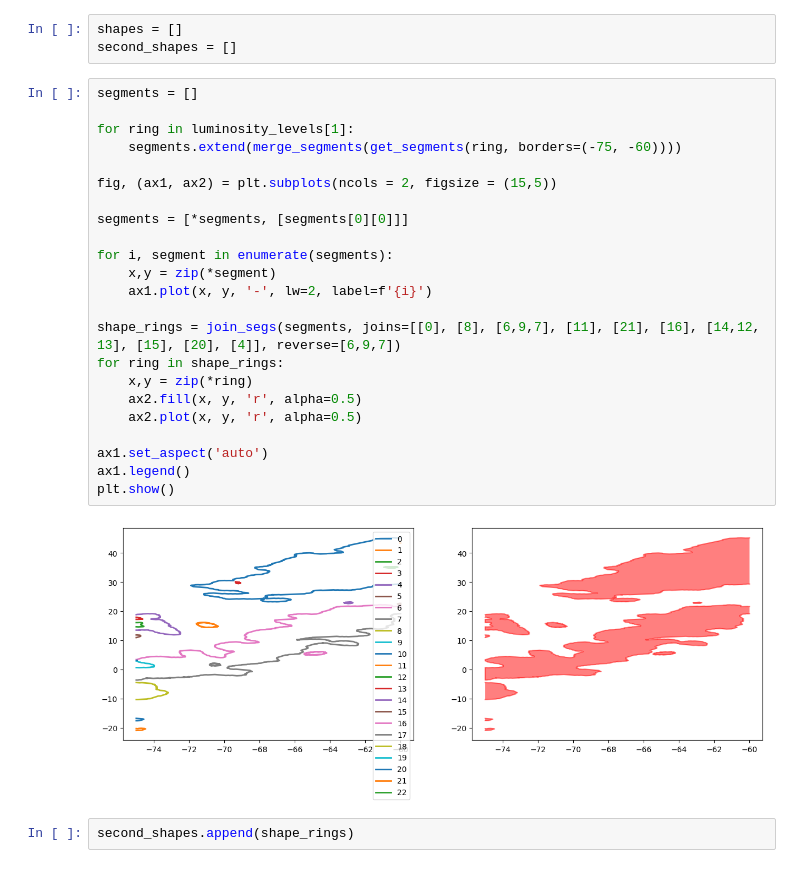
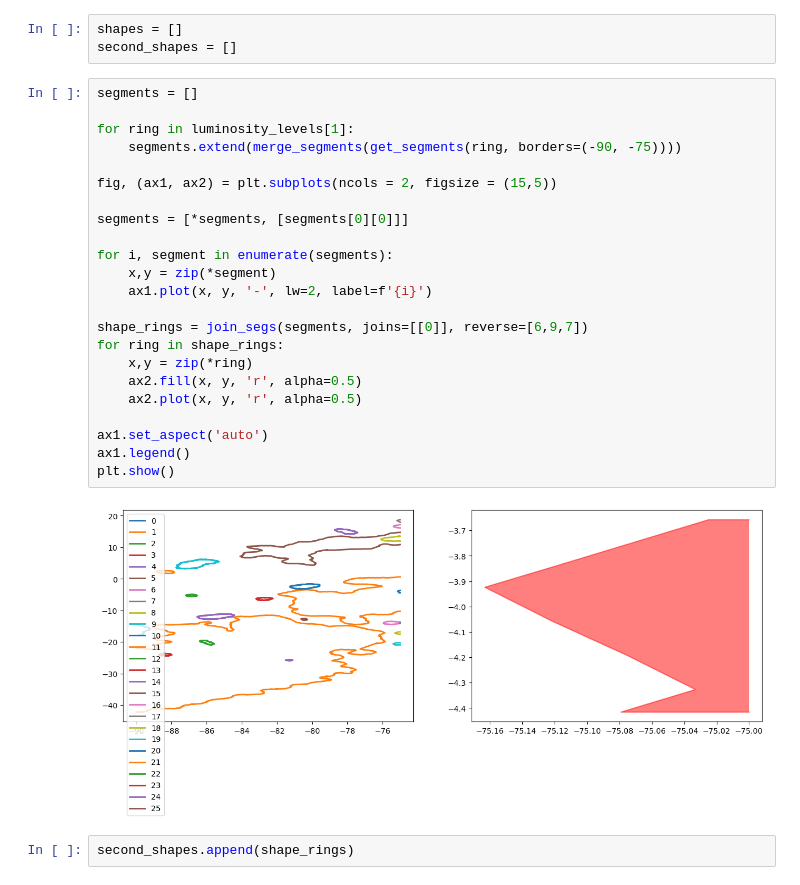
Before and after one commit to Giacomo-Menegatti/HARey_constellations_cards, a Jupyter notebook: milky-way-plot-2.ipynb, the cells around one changed output. Drawn from its saved outputs; the diff is of its cells as text.

Commit message:
more milky way plots

```diff
--- a/milky-way-plot-2.ipynb
+++ b/milky-way-plot-2.ipynb
@@ -144,28 +144,28 @@ second_shapes = []
 # %%
 segments = []
 
 for ring in luminosity_levels[1]:
-    segments.extend(merge_segments(get_segments(ring, borders=(-75, -60))))
+    segments.extend(merge_segments(get_segments(ring, borders=(-90, -75))))
 
 fig, (ax1, ax2) = plt.subplots(ncols = 2, figsize = (15,5))
 
 segments = [*segments, [segments[0][0]]]
 
 for i, segment in enumerate(segments):
     x,y = zip(*segment)
     ax1.plot(x, y, '-', lw=2, label=f'{i}')
 
-shape_rings = join_segs(segments, joins=[[0], [8], [6,9,7], [11], [21], [16], [14,12, 13], [15], [20], [4]], reverse=[6,9,7])
+shape_rings = join_segs(segments, joins=[[0]], reverse=[6,9,7])
 for ring in shape_rings:
     x,y = zip(*ring)
     ax2.fill(x, y, 'r', alpha=0.5)
     ax2.plot(x, y, 'r', alpha=0.5)
 
 ax1.set_aspect('auto')
 ax1.legend()
 plt.show()
 # %% [output]
-[figure, old version]
+[figure, new version]
 # %%
 second_shapes.append(shape_rings)
 # %%
```
Also changed, not shown: parts of 2 cells of this notebook, 1 other file.
